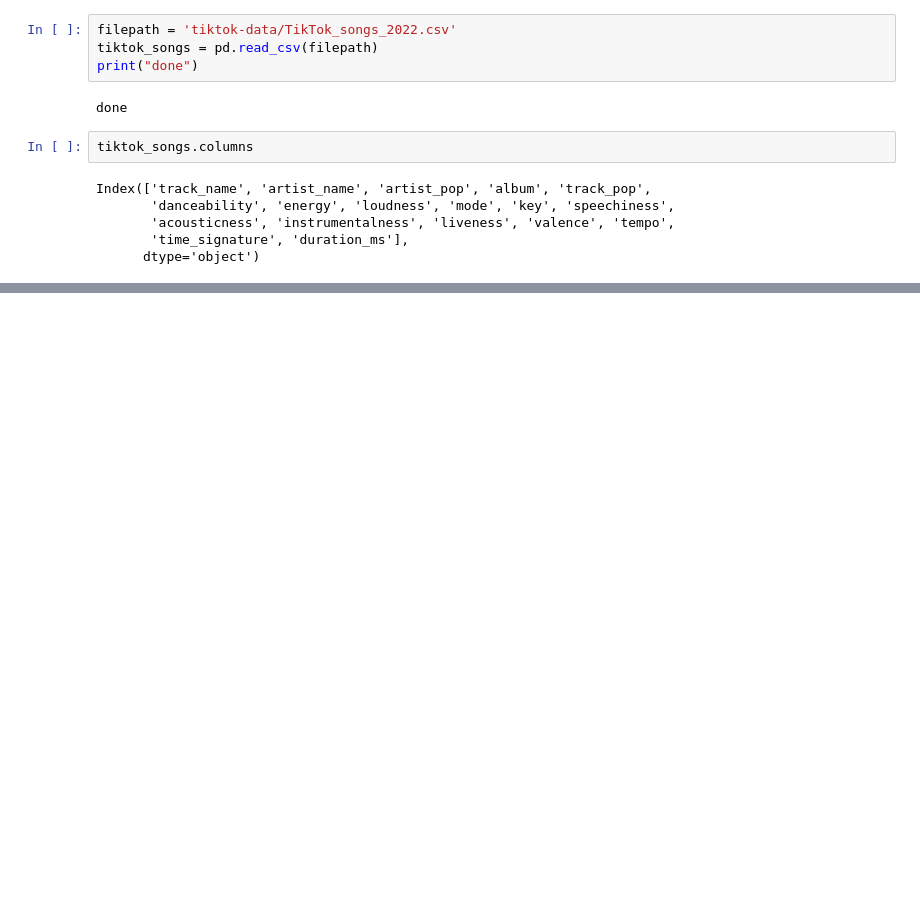
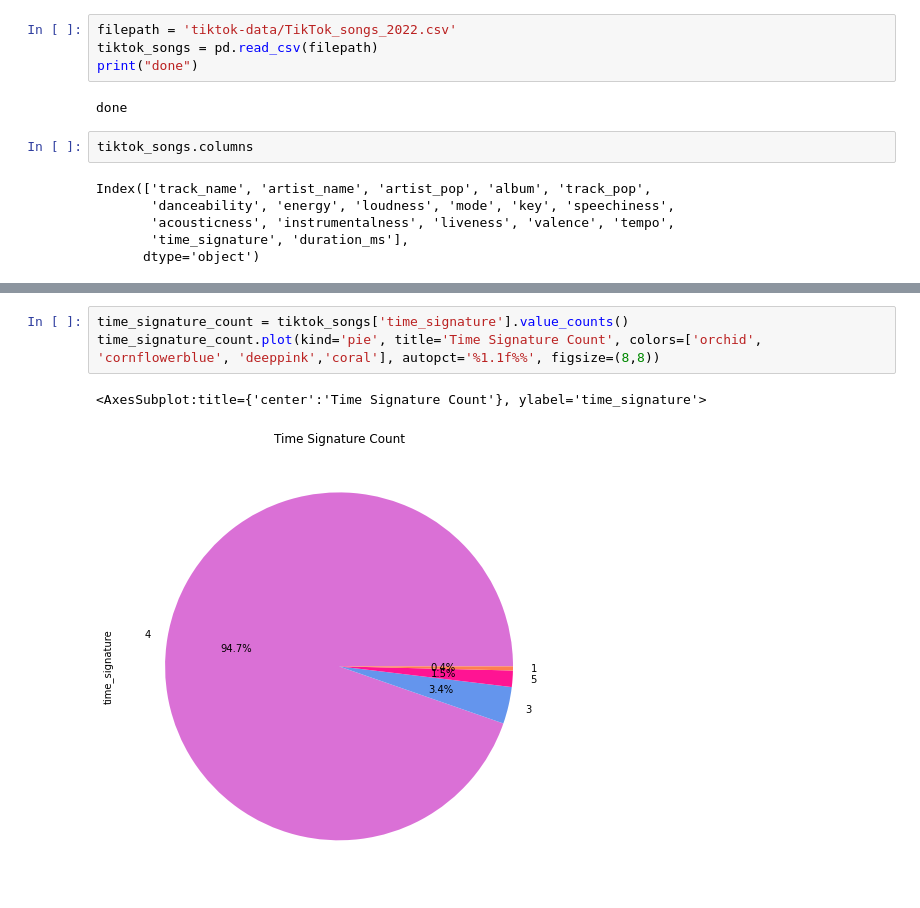
Before and after one commit to incalescence/open-data, a Jupyter notebook: tiktoksongs.ipynb, the cells around one changed output, grey strips where cells are left out. Drawn from its saved outputs; the diff is of its cells as text; blank space fills up the shorter version.

```diff
--- a/tiktoksongs.ipynb
+++ b/tiktoksongs.ipynb
@@ -39,0 +77,6 @@ AttributeError: 'Series' object has no attribute 'pie'
+# %%
+time_signature_count = tiktok_songs['time_signature'].value_counts()
+time_signature_count.plot(kind='pie', title='Time Signature Count', colors=['orchid', 'cornflowerblue', 'deeppink','coral'], autopct='%1.1f%%', figsize=(8,8))
+# %% [output]
+<AxesSubplot:title={'center':'Time Signature Count'}, ylabel='time_signature'>
+[figure, added]
```
Also changed, not shown: parts of 10 cells of this notebook, 3 other files.
